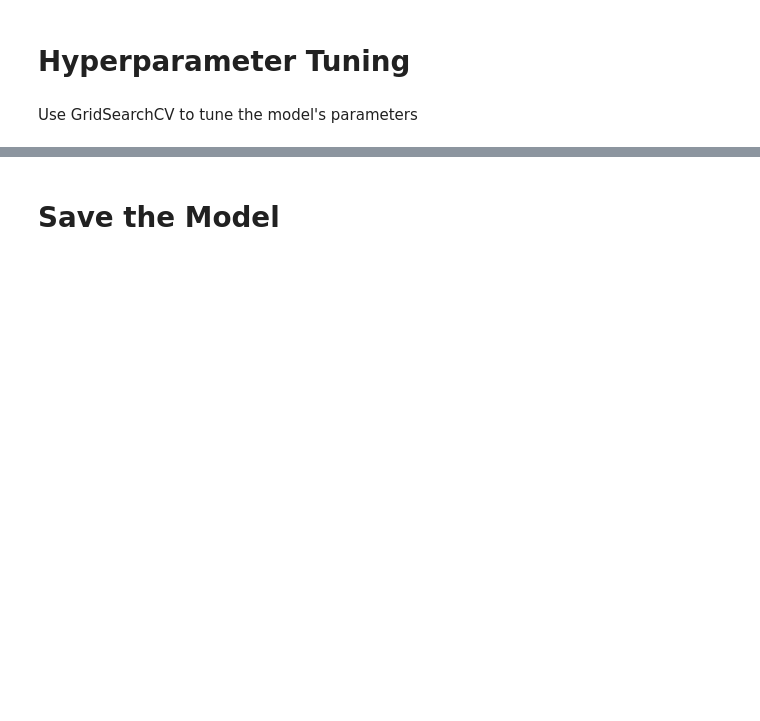
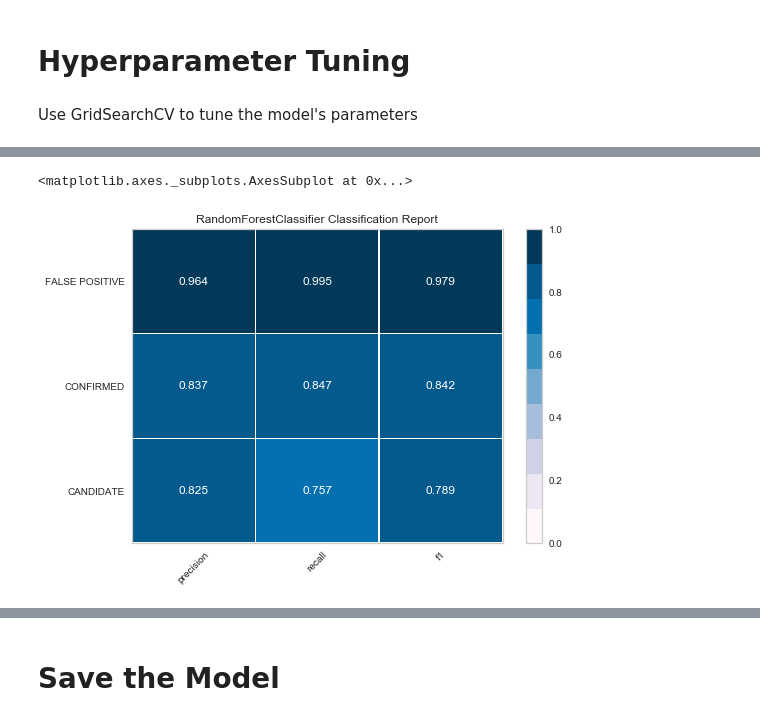
Before and after one commit to ermiasgelaye/machine-learning-challenge, a Jupyter notebook: all_ML_code/Random_forest_model.ipynb, the cells around one changed output, grey strips where cells are left out. Cells and saved outputs as stored; diff of their text form; code cells hidden in the pictures; blank space fills up the shorter version.

```diff
--- a/all_ML_code/Random_forest_model.ipynb
+++ b/all_ML_code/Random_forest_model.ipynb
@@ -65,16 +65,16 @@ X_train.head()
 Scale the data using the MinMaxScaler and perform some feature selection
 # %%
 from sklearn.preprocessing import MinMaxScaler
-X_minmax = MinMaxScaler().fit(X_train)
+X_scaler = MinMaxScaler().fit(X_train)
 
-X_train_minmax = X_minmax.transform(X_train)
-X_test_minmax = X_minmax.transform(X_test)
+X_train = X_scaler.transform(X_train)
+X_test = X_scaler.transform(X_test)
 # %% [markdown]
 # Train the Model (Random Forest)
 # %%
 from sklearn.ensemble import RandomForestClassifier
 randomforest = RandomForestClassifier()
-randomforest.fit(X_train_minmax, y_train)
+randomforest.fit(X_train, y_train)
 # %% [output]
 RandomForestClassifier(bootstrap=True, ccp_alpha=0.0, class_weight=None,
                        criterion='gini', max_depth=None, max_features='auto',
@@ -122,7 +122,7 @@ param_grid = {'n_estimators': [250, 300, 350],
 grid = GridSearchCV(randomforest, param_grid, verbose=3)
 # %%
 # Train the model with GridSearch
-grid.fit(X_train_minmax, y_train)
+grid.fit(X_train, y_train)
 # %% [output]
 Fitting 5 folds for each of 9 candidates, totalling 45 fits
 [CV] max_depth=125, n_estimators=250 .................................
@@ -170,11 +204,14 @@ print(classification_report(y_test, predictions))
 # %%
 # %matplotlib notebook
 from yellowbrick.classifier import ClassificationReport
 viz = ClassificationReport(RandomForestClassifier(),cmap="PuBu")
-viz.fit(X_train_minmax, y_train)
-viz.score(X_test_minmax, y_test)
+viz.fit(X_train, y_train)
+viz.score(X_test, y_test)
 viz.finalize()
 viz.show(outpath="image/randomforest_classifier.png")
+# %% [output]
+<matplotlib.axes._subplots.AxesSubplot at 0x...>
+[figure, added]
 # %%
 from yellowbrick.model_selection import FeatureImportances
 from yellowbrick.style import set_palette
```
Also changed, not shown: parts of 10 cells of this notebook, 16 other files.
